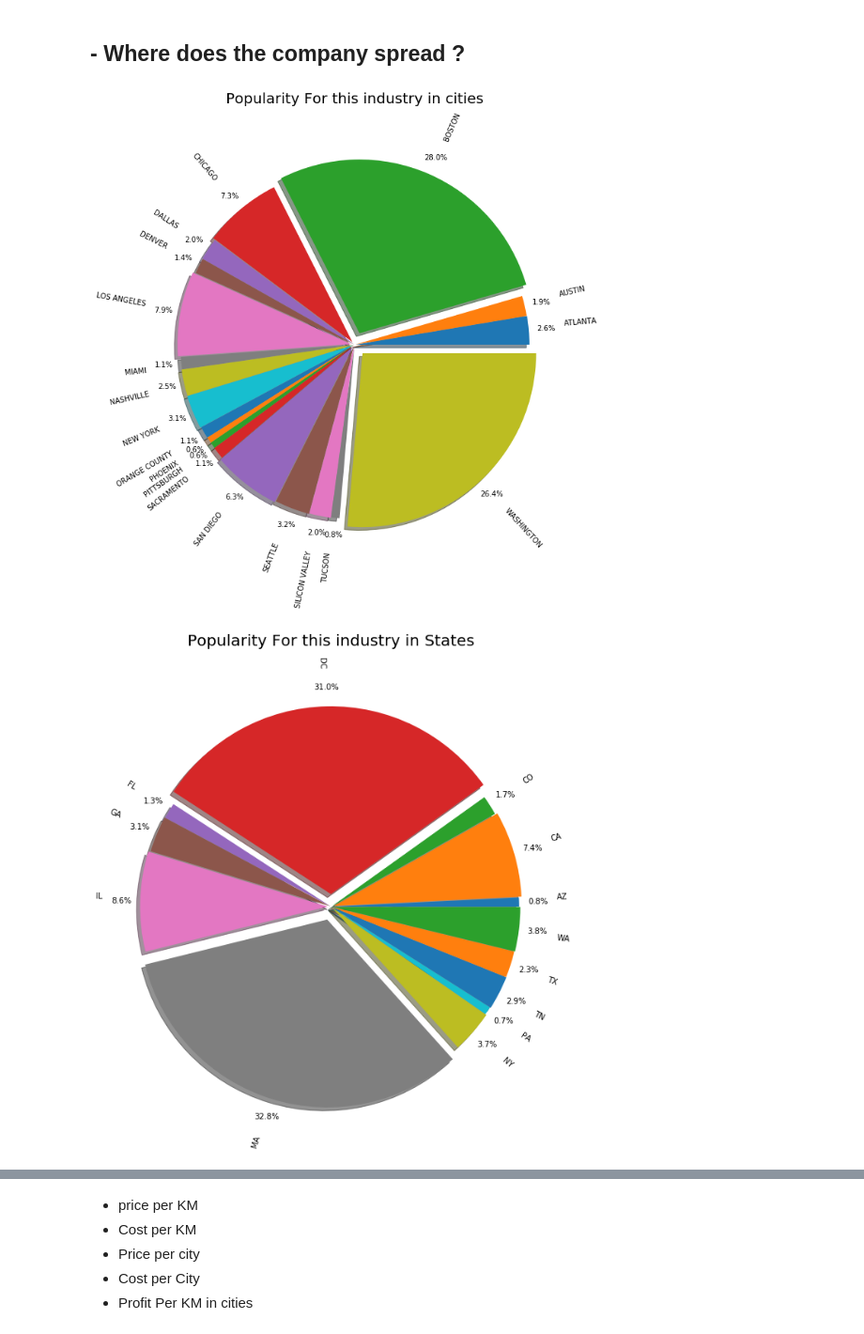
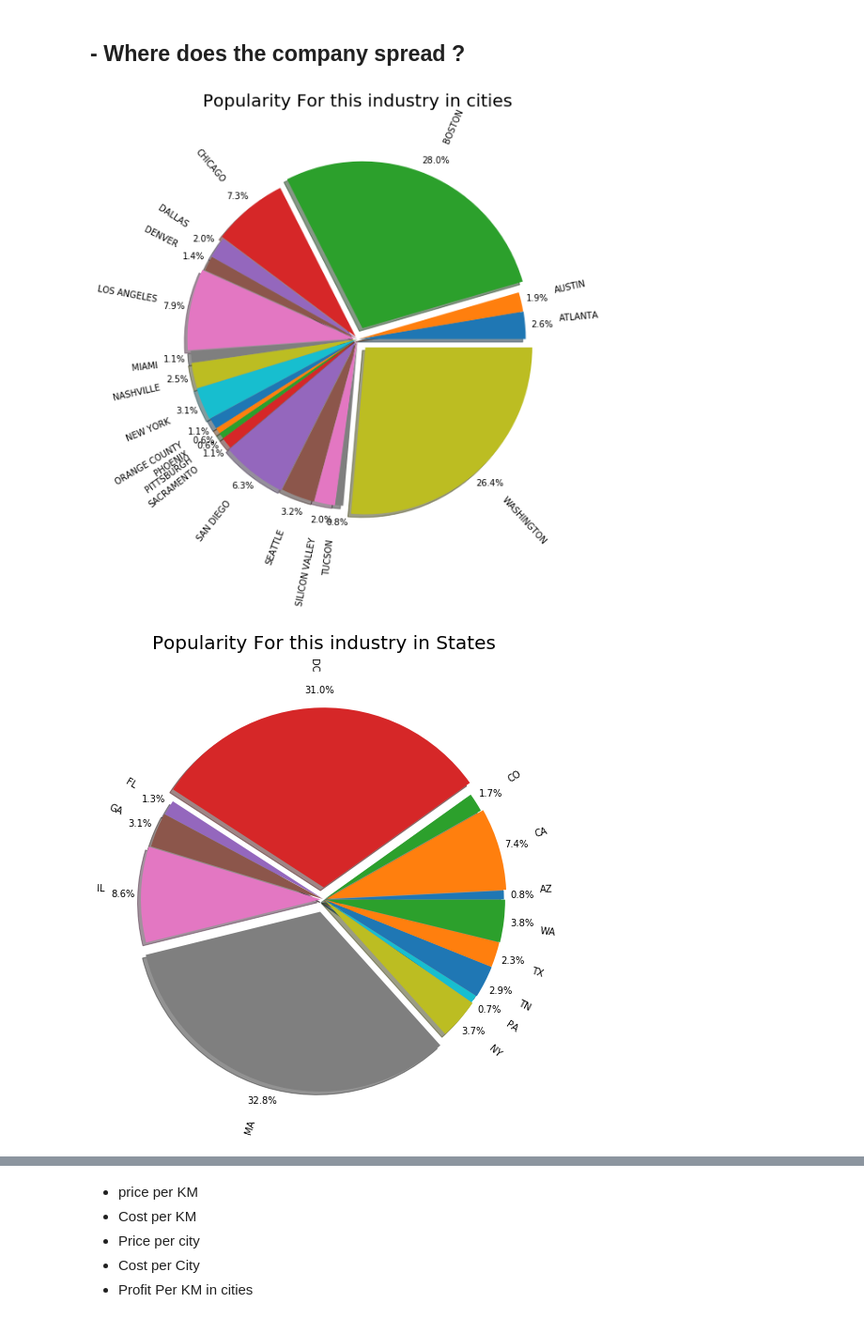
Before and after one commit to TarekMohamed1999/DataGlacier, a Jupyter notebook: week2/G2M_insights.ipynb, the cells around one changed output, grey strips where cells are left out. Shown at 94% size. Saved outputs shown, nothing was run; the diff lists cells and outputs as text; code cells hidden in the pictures.

Commit message:
master Data and questions asnweres

```diff
--- a/week2/G2M_insights.ipynb
+++ b/week2/G2M_insights.ipynb
@@ -876,19 +857,22 @@ yellow_data.to_csv("Data/yellow_data_final.csv", index = False)
+# %%
+pink_data = pd.read_csv("Data/pink_data_final.csv")
+yellow_data = pd.read_csv("Data/yellow_data_final.csv")
 # %% [markdown]
 ## - Where does the company spread ?
 # %%
 #Popularity distribution for pink company:
-plt.figure(figsize =(10,10))
+plt.figure(figsize =(8,8))
 plt.title("Popularity For this industry in cities", y = 1.1, fontsize = 20)
 plt.pie(pink_data.groupby("city")["popularity"].mean(),
         labels =pink_data.groupby("city")["popularity"].mean().index,
         autopct = '%1.1f%%', explode = 0.002*pink_data.groupby("city")["popularity"].mean().values,
         shadow = True, pctdistance=1.1, labeldistance=1.2, rotatelabels= True, radius=1.1)
 plt.show()
 # %% [output]
-[figure, old version]
+[figure, new version]
 # %%
 #Popularity distribution for pink company:
-plt.figure(figsize =(10,10))
+plt.figure(figsize =(8,8))
 plt.title("Popularity For this industry in States", y = 1.1, fontsize = 20)
 plt.pie(pink_data.groupby("state")["popularity"].mean(),
         labels =pink_data.groupby("state")["popularity"].mean().index,
@@ -896,4 +880,4 @@ plt.pie(pink_data.groupby("state")["popularity"].mean(),
         shadow = True, pctdistance=1.1, labeldistance=1.2, rotatelabels= True, radius=1.1)
 plt.show()
 # %% [output]
-[figure, old version]
+[figure, new version]
```
Also changed, not shown: parts of 34 cells of this notebook, 1 other file.
